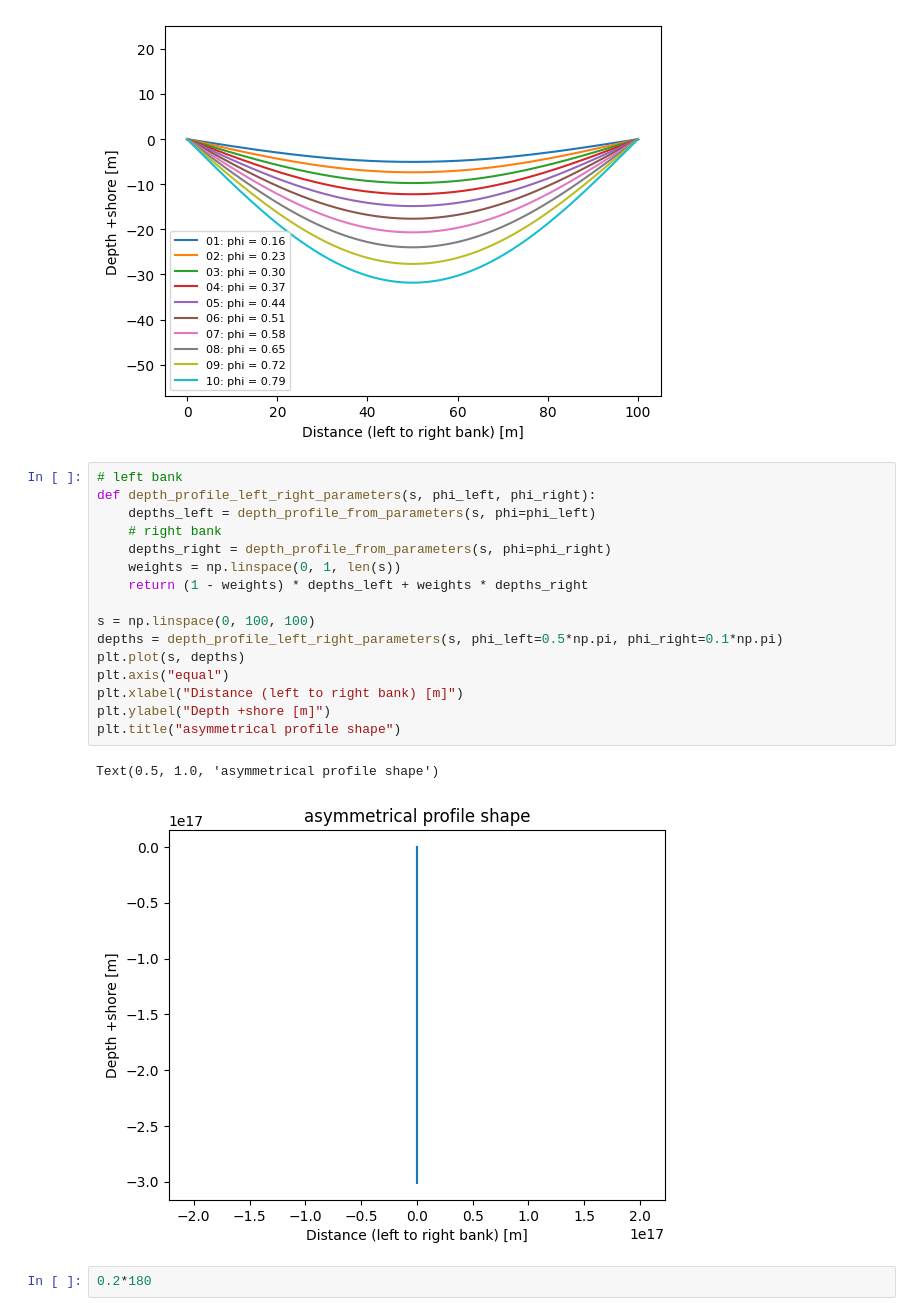
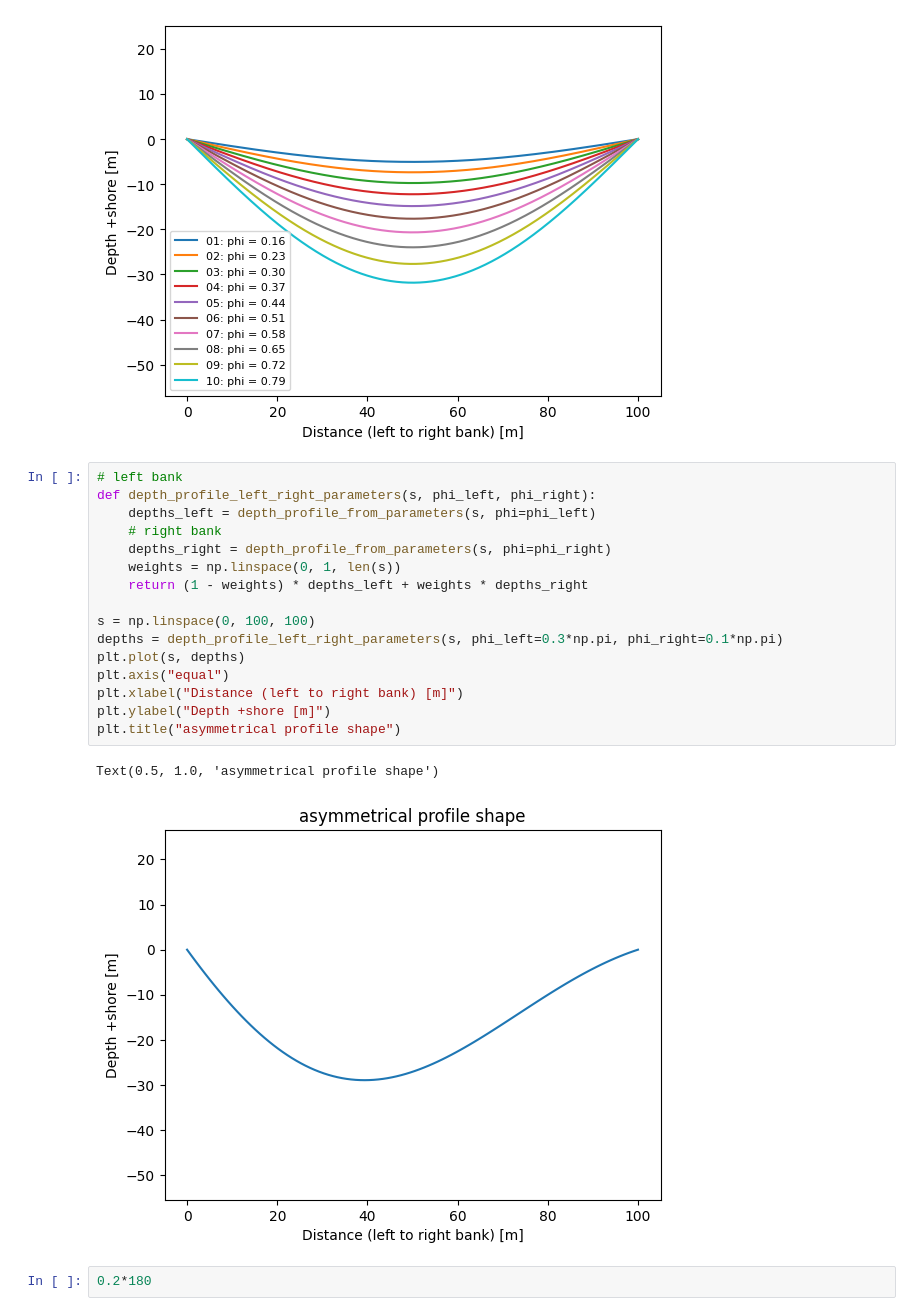
Before and after one commit to localdevices/ORProfile, a Jupyter notebook: notebooks/Lacey_implementation.ipynb, the cells around one changed output. Drawn from its saved outputs; the diff is of its cells as text.

```diff
--- a/notebooks/Lacey_implementation.ipynb
+++ b/notebooks/Lacey_implementation.ipynb
@@ -77,22 +77,22 @@ plt.legend(fontsize=8)
 # %%
 # left bank
 def depth_profile_left_right_parameters(s, phi_left, phi_right):
     depths_left = depth_profile_from_parameters(s, phi=phi_left)
     # right bank
     depths_right = depth_profile_from_parameters(s, phi=phi_right)
     weights = np.linspace(0, 1, len(s))
     return (1 - weights) * depths_left + weights * depths_right
 
 s = np.linspace(0, 100, 100)
-depths = depth_profile_left_right_parameters(s, phi_left=0.5*np.pi, phi_right=0.1*np.pi)
+depths = depth_profile_left_right_parameters(s, phi_left=0.3*np.pi, phi_right=0.1*np.pi)
 plt.plot(s, depths)
 plt.axis("equal")
 plt.xlabel("Distance (left to right bank) [m]")
 plt.ylabel("Depth +shore [m]")
 plt.title("asymmetrical profile shape")
 # %% [output]
 Text(0.5, 1.0, 'asymmetrical profile shape')
-[figure, old version]
+[figure, new version]
 # %%
 0.2*180
 # %% [output]
```
Also changed, not shown: 4 other files.
